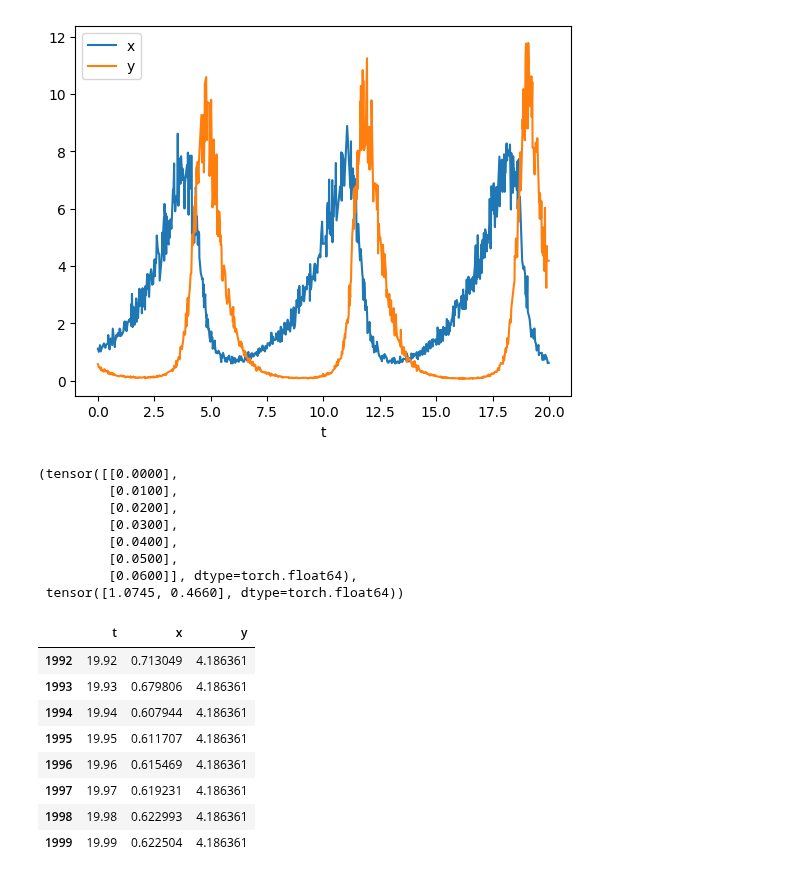
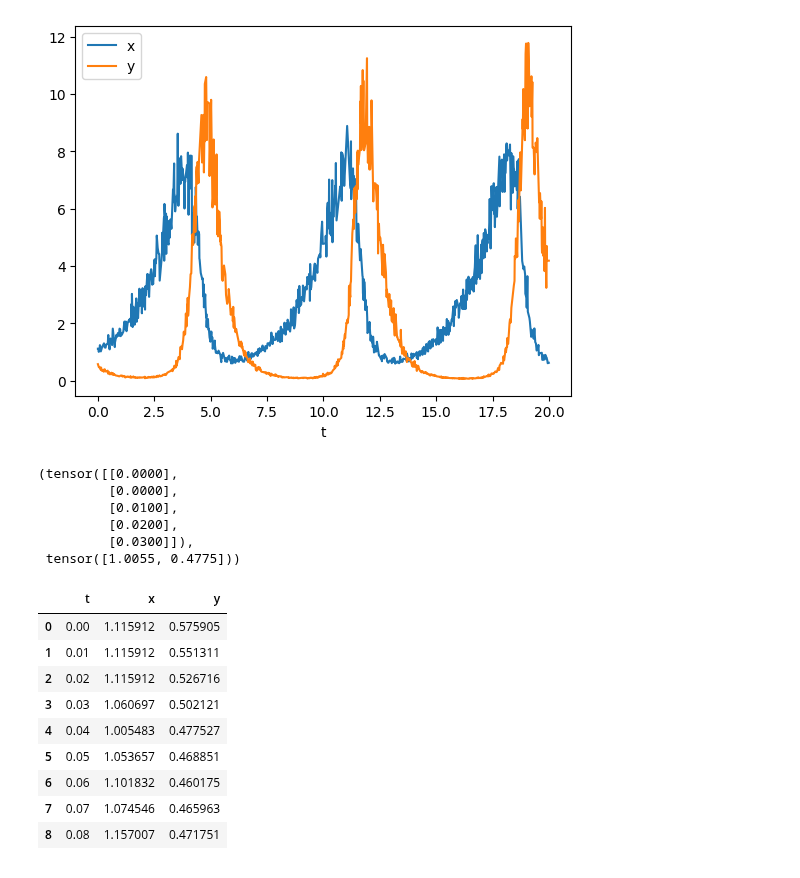
Before and after one commit to xkeeja/recursive-assignment, a Jupyter notebook: q2.ipynb, the cells around one changed output. Saved outputs shown, nothing was run; the diff lists cells and outputs as text; code cells hidden in the pictures.

```diff
--- a/q2.ipynb
+++ b/q2.ipynb
@@ -83,28 +100,27 @@ class TimeSeriesDataset(torch.utils.data.Dataset):
 # %%
 train = TimeSeriesDataset('data.csv')
-X, y = train[7]
+X, y = train[4]
 X, y
 # %% [output]
 (tensor([[0.0000],
+         [0.0000],
          [0.0100],
          [0.0200],
-         [0.0300],
-         [0.0400],
-         [0.0500],
-         [0.0600]], dtype=torch.float64),
- tensor([1.0745, 0.4660], dtype=torch.float64))
+         [0.0300]]),
+ tensor([1.0055, 0.4775]))
-# %%
-df_filled.tail(8)
-# %% [output]
-|  | t | x | y |
-| 1992 | 19.92 | 0.713049 | 4.186361 |
-| 1993 | 19.93 | 0.679806 | 4.186361 |
-| 1994 | 19.94 | 0.607944 | 4.186361 |
-| 1995 | 19.95 | 0.611707 | 4.186361 |
-| 1996 | 19.96 | 0.615469 | 4.186361 |
-| 1997 | 19.97 | 0.619231 | 4.186361 |
-| 1998 | 19.98 | 0.622993 | 4.186361 |
-| 1999 | 19.99 | 0.622504 | 4.186361 |
+# %%
+df_filled.head(9)
+# %% [output]
+|  | t | x | y |
+| 0 | 0.00 | 1.115912 | 0.575905 |
+| 1 | 0.01 | 1.115912 | 0.551311 |
+| 2 | 0.02 | 1.115912 | 0.526716 |
+| 3 | 0.03 | 1.060697 | 0.502121 |
+| 4 | 0.04 | 1.005483 | 0.477527 |
+| 5 | 0.05 | 1.053657 | 0.468851 |
+| 6 | 0.06 | 1.101832 | 0.460175 |
+| 7 | 0.07 | 1.074546 | 0.465963 |
+| 8 | 0.08 | 1.157007 | 0.471751 |
 # %%
 trainloader = torch.utils.data.DataLoader(train, batch_size=5, shuffle=True)
 
```
Also changed, not shown: parts of 9 cells of this notebook.
